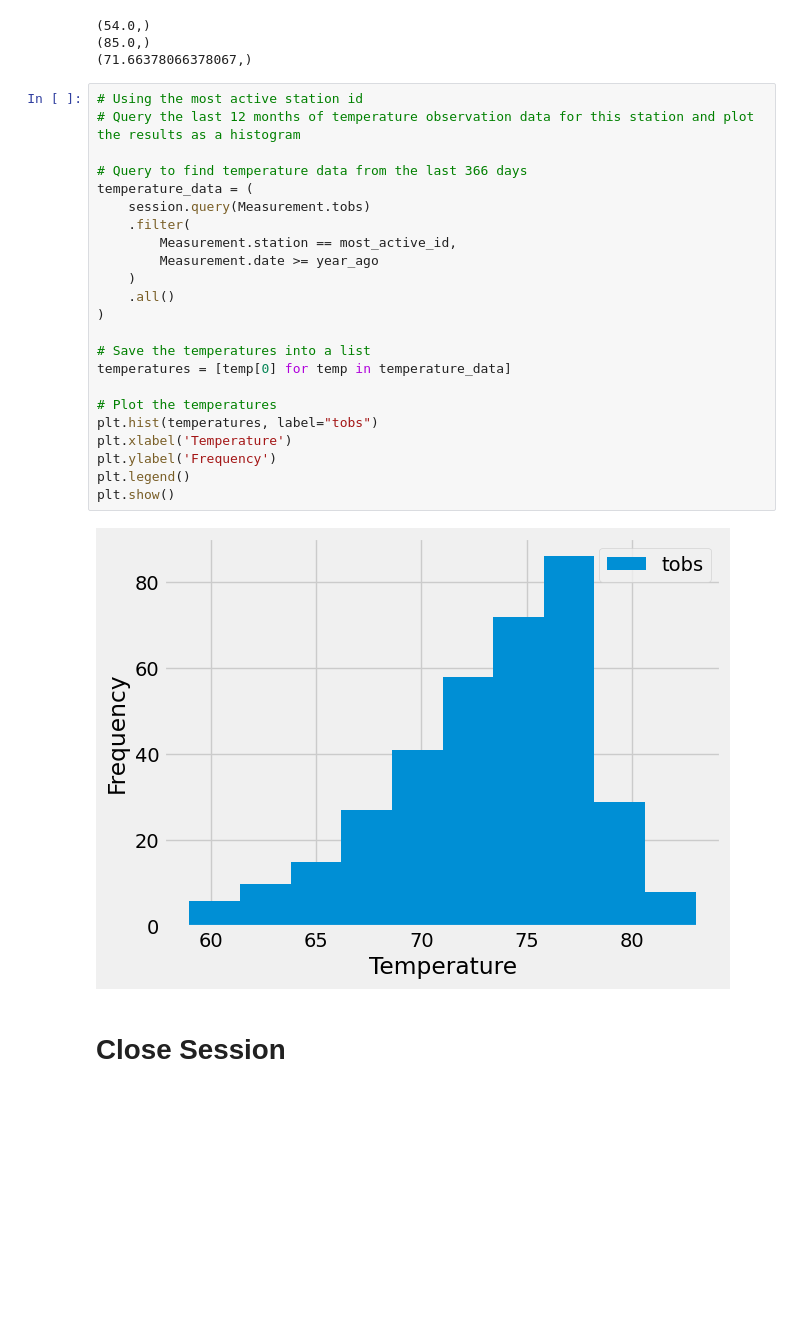
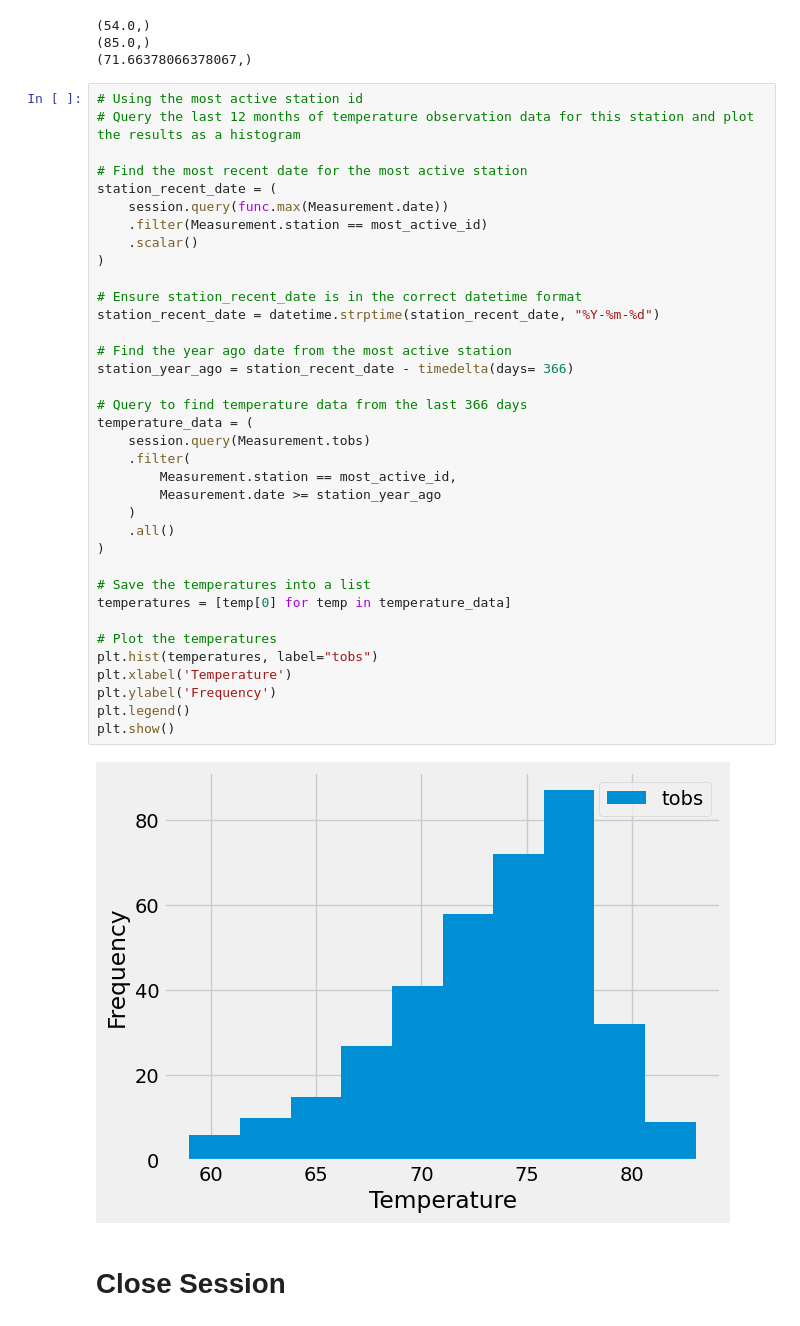
Before and after one commit to nickbartram/sqlalchemy-challenge, a Jupyter notebook: SurfsUp/climate_starter.ipynb, the cells around one changed output. Saved outputs shown, nothing was run; the diff lists cells and outputs as text; blank space fills up the shorter version.

Commit message:
Tried to fix plot, but my idea was wrong. Previous year_ago variable same results as new station_year_ago

```diff
--- a/SurfsUp/climate_starter.ipynb
+++ b/SurfsUp/climate_starter.ipynb
@@ -136,28 +136,41 @@ print(avg_temp)
 # %%
 # Using the most active station id
 # Query the last 12 months of temperature observation data for this station and plot the results as a histogram
+
+# Find the most recent date for the most active station
+station_recent_date = (
+    session.query(func.max(Measurement.date))
+    .filter(Measurement.station == most_active_id)
+    .scalar()
+)
+
+# Ensure station_recent_date is in the correct datetime format
+station_recent_date = datetime.strptime(station_recent_date, "%Y-%m-%d")
+
+# Find the year ago date from the most active station
+station_year_ago = station_recent_date - timedelta(days= 366)
 
 # Query to find temperature data from the last 366 days
 temperature_data = (
     session.query(Measurement.tobs)
     .filter(
         Measurement.station == most_active_id,
-        Measurement.date >= year_ago
+        Measurement.date >= station_year_ago
     )
     .all()
 )
 
 # Save the temperatures into a list
 temperatures = [temp[0] for temp in temperature_data]
 
 # Plot the temperatures
 plt.hist(temperatures, label="tobs")
 plt.xlabel('Temperature')
 plt.ylabel('Frequency')
 plt.legend()
 plt.show()
 # %% [output]
-[figure, old version]
+[figure, new version]
 # %% [markdown]
 # Close Session
 # %%
```
